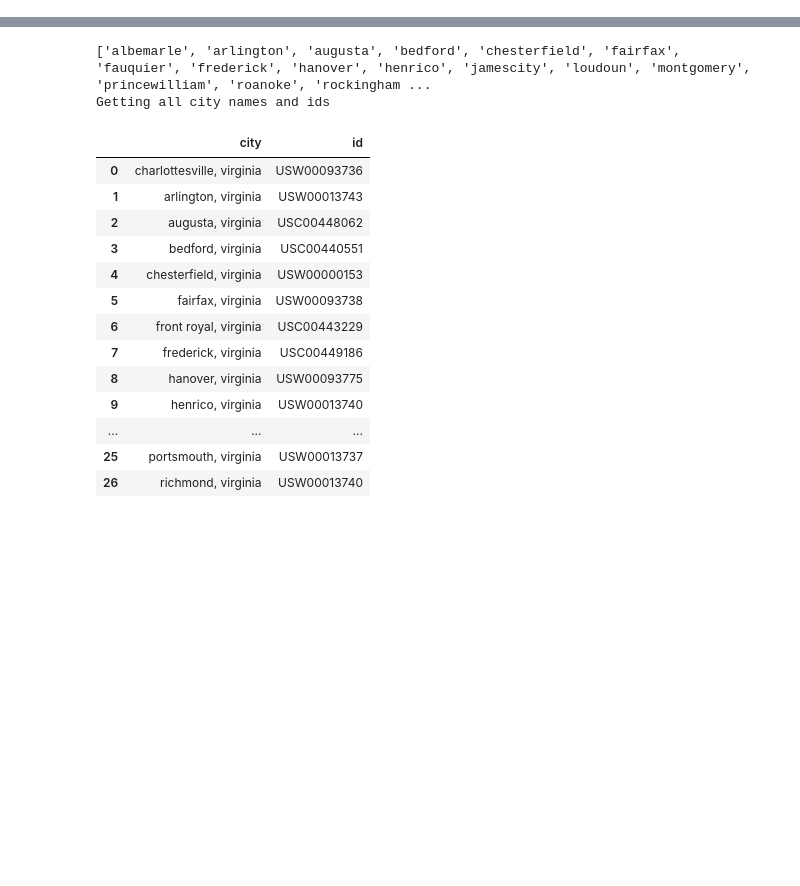
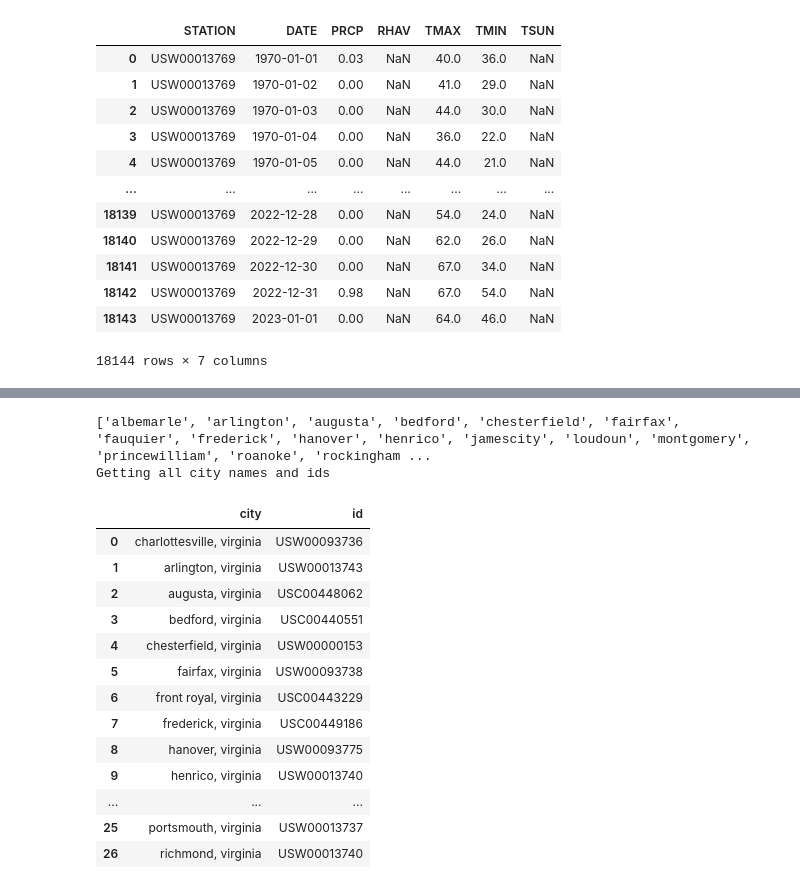
Before and after one commit to j-miskill/climate-ville, a Jupyter notebook: sandbox.ipynb, the cells around one changed output, grey strips where cells are left out. Cells and saved outputs as stored; diff of their text form; code cells hidden in the pictures; blank space fills up the shorter version.

```diff
--- a/sandbox.ipynb
+++ b/sandbox.ipynb
@@ -16,0 +162,17 @@ server, engine = cd.connect_to_postgres(password=pgpw) #need to add create=True
+# %%
+id = "USW00013769"
+ca.get_data_for_station_id(id, start_date="1970-01-01", end_date="2023-01-01")
+# %% [output]
+|  | STATION | DATE | PRCP | RHAV | TMAX | TMIN | TSUN |
+| 0 | USW00013769 | 1970-01-01 | 0.03 | NaN | 40.0 | 36.0 | NaN |
+| 1 | USW00013769 | 1970-01-02 | 0.00 | NaN | 41.0 | 29.0 | NaN |
+| 2 | USW00013769 | 1970-01-03 | 0.00 | NaN | 44.0 | 30.0 | NaN |
+| 3 | USW00013769 | 1970-01-04 | 0.00 | NaN | 36.0 | 22.0 | NaN |
+| 4 | USW00013769 | 1970-01-05 | 0.00 | NaN | 44.0 | 21.0 | NaN |
+| ... | ... | ... | ... | ... | ... | ... | ... |
+| 18139 | USW00013769 | 2022-12-28 | 0.00 | NaN | 54.0 | 24.0 | NaN |
+| 18140 | USW00013769 | 2022-12-29 | 0.00 | NaN | 62.0 | 26.0 | NaN |
+| 18141 | USW00013769 | 2022-12-30 | 0.00 | NaN | 67.0 | 34.0 | NaN |
+| 18142 | USW00013769 | 2022-12-31 | 0.98 | NaN | 67.0 | 54.0 | NaN |
+| 18143 | USW00013769 | 2023-01-01 | 0.00 | NaN | 64.0 | 46.0 | NaN |
+18144 rows × 7 columns
```
Also changed, not shown: parts of 11 cells of this notebook, 7 other files.
